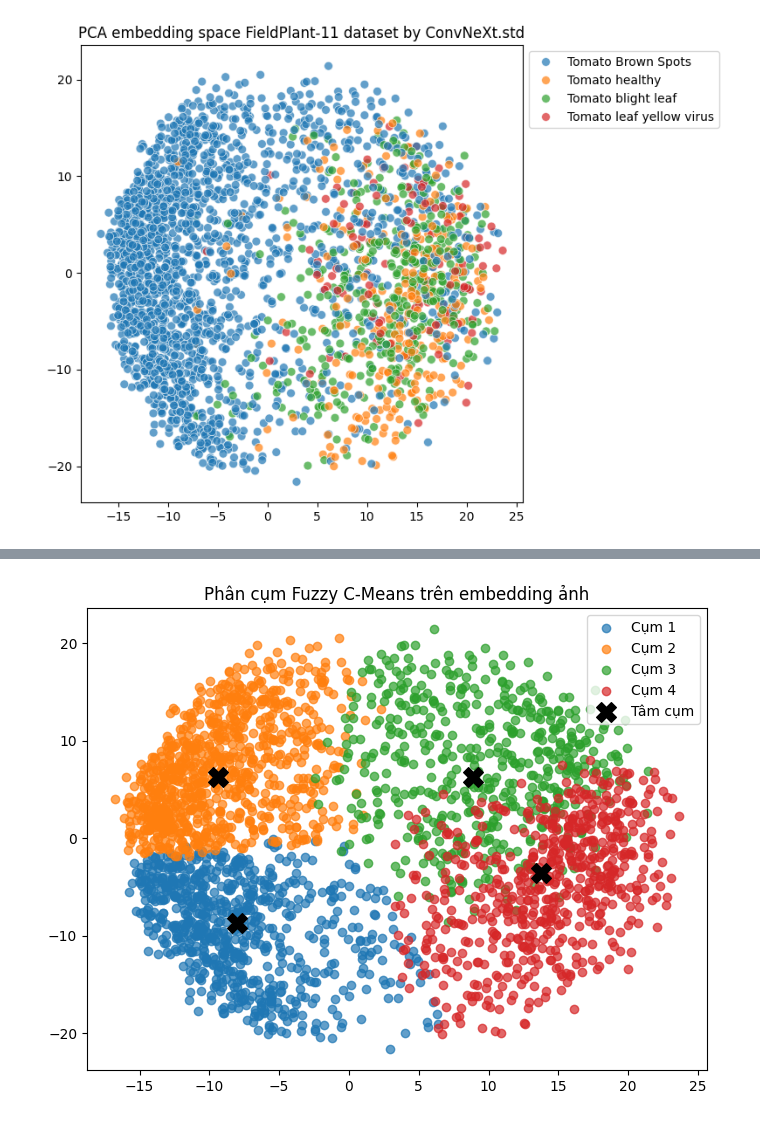
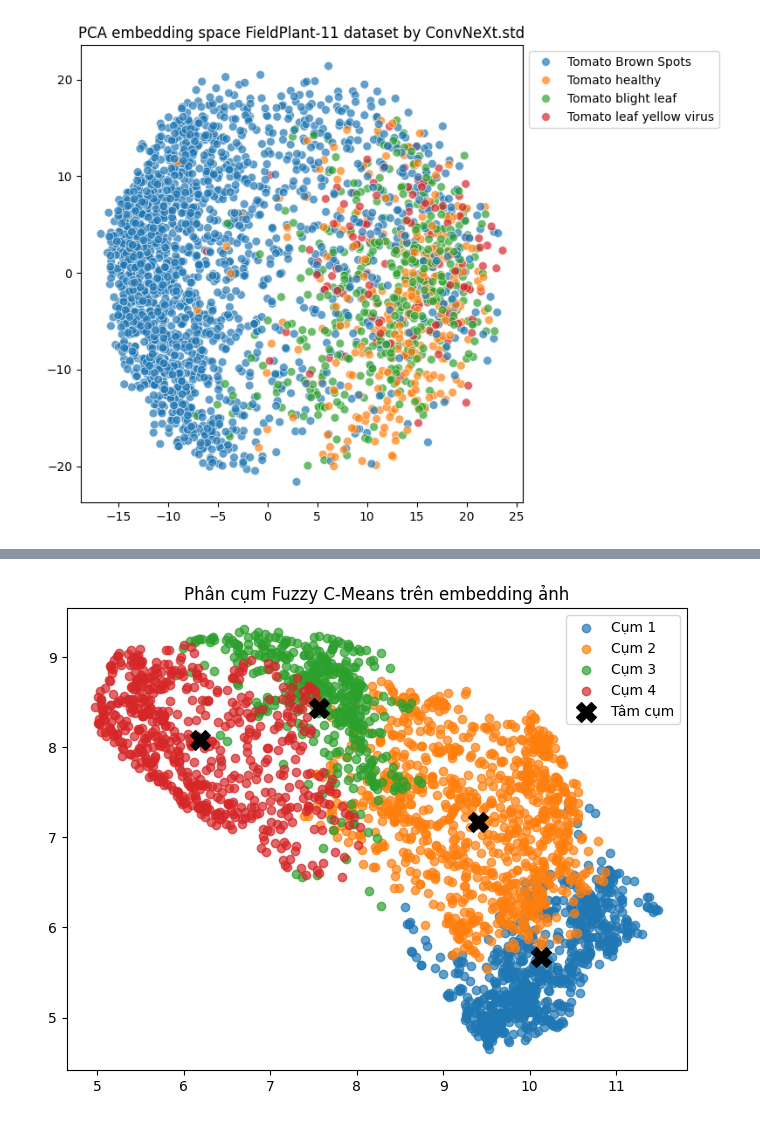
Before and after one commit to ducmanh1312/tinyML, a Jupyter notebook: model.ipynb, the cells around one changed output, grey strips where cells are left out. Drawn from its saved outputs; the diff is of its cells as text; code cells hidden in the pictures.

Commit message:
init train model

```diff
--- a/model.ipynb
+++ b/model.ipynb
@@ -84,3 +128,7 @@ model_name
+# %%
+from torchsummary import summary
+model = model.to("cuda" or "cpu")
+summary(model, input_size=(3, 224, 224))  # Thay đổi input_size tùy vào model
 # %% [markdown]
 ## Run model
 # %% [markdown]
@@ -345,0 +450,2 @@ embeddings_np.shape, labels.shape, type(embeddings_np), type(labels)
+# %%
+labels = np.array(labels)
@@ -415,36 +582,42 @@ Successfully installed scikit-fuzzy-0.5.0
 # FCM 1
 import skfuzzy as fuzz
 from sklearn.preprocessing import LabelEncoder
+from sklearn.preprocessing import StandardScaler
+import umap.umap_ as umap
 
 label_encoder = LabelEncoder()
 y_encoded = label_encoder.fit_transform(labels)
+n_clusters = len(np.unique(y_encoded))
 
+scaler = StandardScaler()
+X_scaled = scaler.fit_transform(embeddings_np)
+umap_model = umap.UMAP(n_components=4, random_state=42)
+X_reduced = umap_model.fit_transform(X_scaled)
 # Transpose input cho FCM (shape: [features, samples])
 data = X_reduced.T
-n_clusters = len(np.unique(y_encoded))
 
 # Áp dụng FCM
 cntr, u, u0, d, jm, p, fpc = fuzz.cluster.cmeans(
     data, c=n_clusters, m=2.0, error=0.005, maxiter=1000, init=None)
 
 # Lấy nhãn cụm có xác suất cao nhất
 cluster_labels = np.argmax(u, axis=0)
 
 import matplotlib.pyplot as plt
 
 fig, ax = plt.subplots(figsize=(8, 6))
 
 for i in range(n_clusters):
     ax.scatter(
         X_reduced[cluster_labels == i, 0],
         X_reduced[cluster_labels == i, 1],
         label=f'Cụm {i+1}', alpha=0.7
     )
 
 # Vẽ tâm cụm
 ax.scatter(cntr[:, 0], cntr[:, 1], marker='X', s=200, c='black', label='Tâm cụm')
 ax.legend()
 ax.set_title('Phân cụm Fuzzy C-Means trên embedding ảnh')
 plt.show()
 # %% [output]
-[figure, old version]
+[figure, new version]
```
Also changed, not shown: parts of 13 cells of this notebook, 3 other files.
